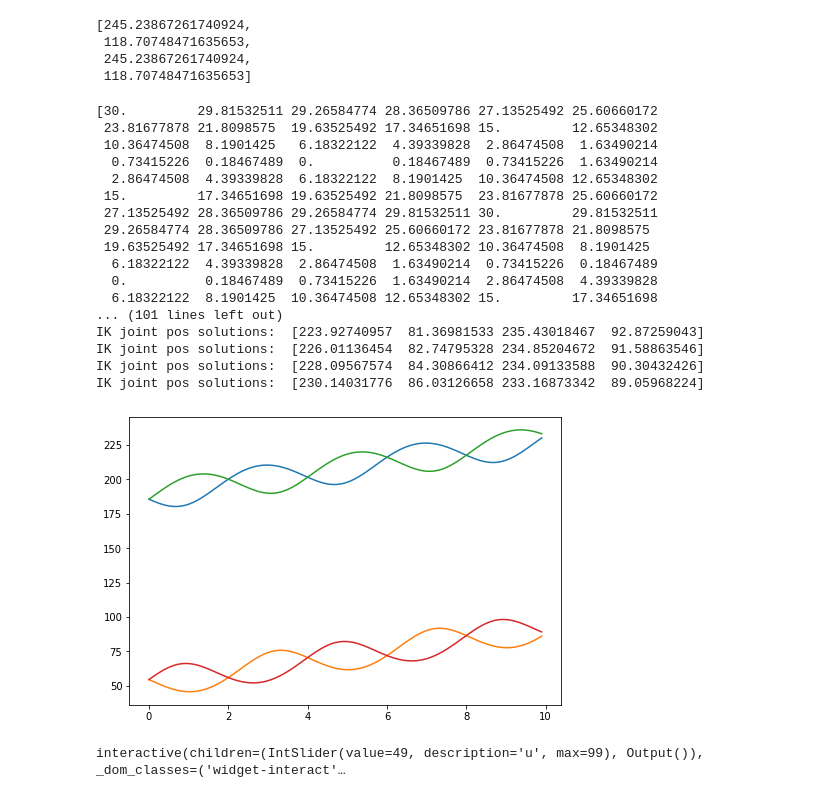
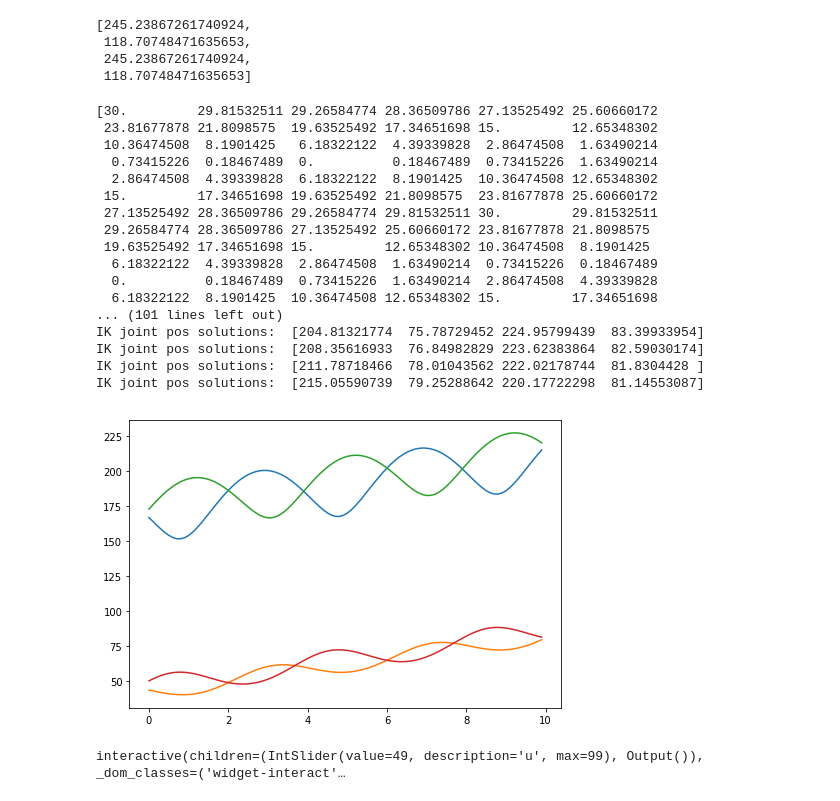
Before and after one commit to ROAR-Lab-Spine/4-CRU_mechanism_analysis, a Jupyter notebook: 4CRU_mech_kinematics.ipynb, the cells around one changed output. Cells and saved outputs as stored; diff of their text form; code cells hidden in the pictures.

```diff
--- a/4CRU_mech_kinematics.ipynb
+++ b/4CRU_mech_kinematics.ipynb
@@ -501,51 +532,53 @@ def set_axes_equal(ax):
     radius = 0.5 * np.max(np.abs(limits[:, 1] - limits[:, 0]))
     set_axes_radius(ax, origin, radius)
 # %%
-# Trajectory
+# Schoenflies Trajectory
 dt = 0.1
 tt = np.arange(0, 10, dt)
 Xx = 15.0 + 15.0*np.cos(0.5 * np.pi * tt)
 print(Xx)
 Yy = 15.0*np.sin(0.5 * np.pi * tt)
 Zz = 120.0 + 4 * tt
-Phi = np.zeros(len(tt))
+Phi = np.ones(len(tt))*0.2
+
+robot.operation_mode = "H1"
 
 # Solve for trajectory
 Hh = robot.joint_pos_range[1]/2.0*np.ones((4, len(tt)))
 TFtf = np.zeros((len(tt),4,4))
 
 for i in range(len(tt)):
     des_pose_4dof = [Xx[i], Yy[i], Zz[i], Phi[i]]
     Hh[:,i] = robot.inverse_kinematics(des_pose_4dof)
     tf_mat_base_to_eeff, X, Y, Z, x_0, x_1, x_2, x_3 = robot.convert_pose_4dof_to_tf_mat_and_7var(des_pose_4dof)
     TFtf[i,:,:] = tf_mat_base_to_eeff
 
 fig = plt.figure()
 ax = fig.add_axes([0,0,1,1])
 ax.plot(tt, Hh[0,:])
 ax.plot(tt, Hh[1,:])
 ax.plot(tt, Hh[2,:])
 ax.plot(tt, Hh[3,:])
 plt.show()
 # %% [output]
 [30.         29.81532511 29.26584774 28.36509786 27.13525492 25.60660172
  23.81677878 21.8098575  19.63525492 17.34651698 15.         12.65348302
  10.36474508  8.1901425   6.18322122  4.39339828  2.86474508  1.63490214
   0.73415226  0.18467489  0.          0.18467489  0.73415226  1.63490214
   2.86474508  4.39339828  6.18322122  8.1901425  10.36474508 12.65348302
  15.         17.34651698 19.63525492 21.8098575  23.81677878 25.60660172
  27.13525492 28.36509786 29.26584774 29.81532511 30.         29.81532511
  29.26584774 28.36509786 27.13525492 25.60660172 23.81677878 21.8098575
  19.63525492 17.34651698 15.         12.65348302 10.36474508  8.1901425
   6.18322122  4.39339828  2.86474508  1.63490214  0.73415226  0.18467489
   0.          0.18467489  0.73415226  1.63490214  2.86474508  4.39339828
   6.18322122  8.1901425  10.36474508 12.65348302 15.         17.34651698
 ... (101 lines left out)
-IK joint pos solutions:  [223.92740957  81.36981533 235.43018467  92.87259043]
-IK joint pos solutions:  [226.01136454  82.74795328 234.85204672  91.58863546]
-IK joint pos solutions:  [228.09567574  84.30866412 234.09133588  90.30432426]
-IK joint pos solutions:  [230.14031776  86.03126658 233.16873342  89.05968224]
+IK joint pos solutions:  [204.81321774  75.78729452 224.95799439  83.39933954]
+IK joint pos solutions:  [208.35616933  76.84982829 223.62383864  82.59030174]
+IK joint pos solutions:  [211.78718466  78.01043562 222.02178744  81.8304428 ]
+IK joint pos solutions:  [215.05590739  79.25288642 220.17722298  81.14553087]
-[figure, old version]
+[figure, new version]
 # %%
 # https://ipywidgets.readthedocs.io/en/latest/examples/Using%20Interact.html
 #from __future__ import print_function
```
Also changed, not shown: parts of 26 cells of this notebook.
